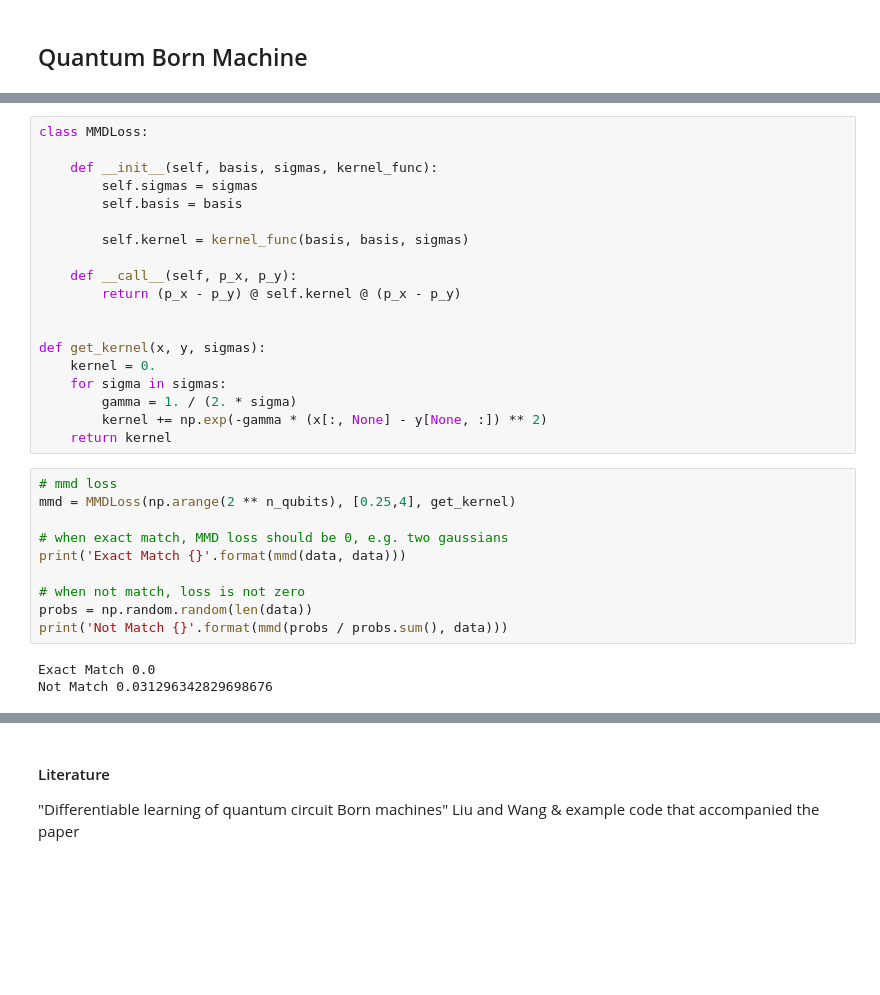
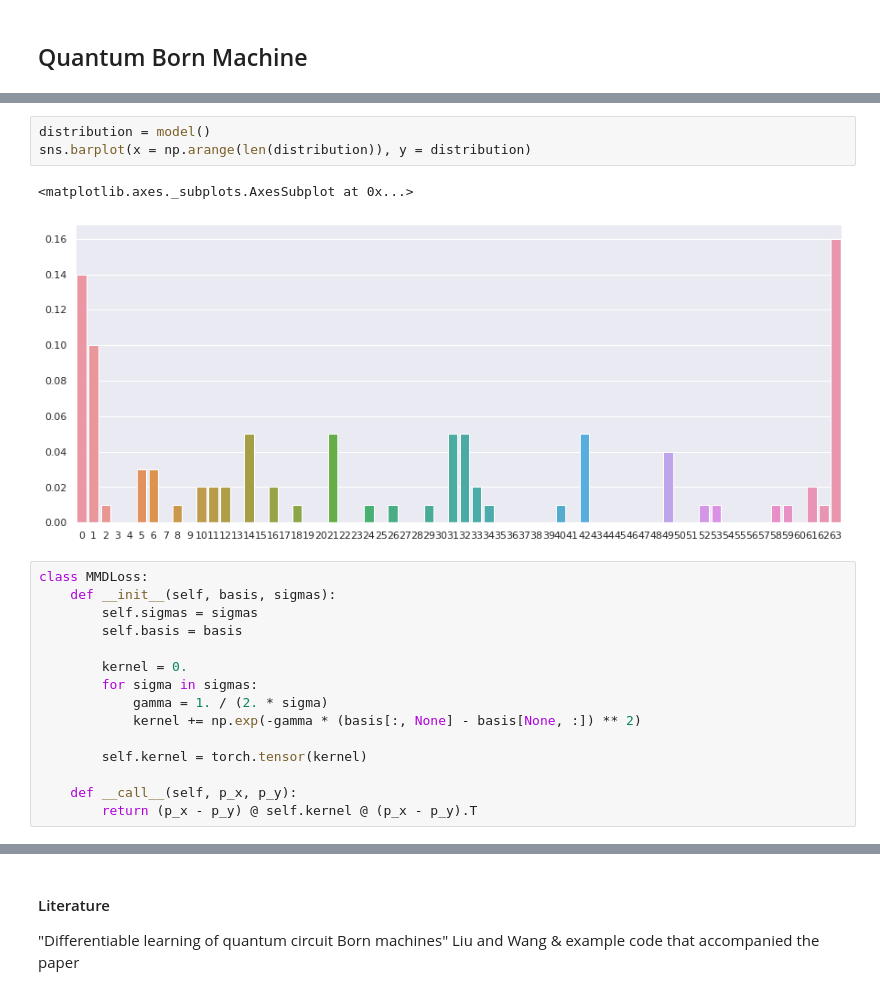
Before and after one commit to asakhnenko/EntangledSolutions, a Jupyter notebook: deep_learning/q_born_machine_qiskit.ipynb, the cells around one changed output, grey strips where cells are left out. Saved outputs shown, nothing was run; the diff lists cells and outputs as text; blank space fills up the shorter version.

```diff
--- a/deep_learning/q_born_machine_qiskit.ipynb
+++ b/deep_learning/q_born_machine_qiskit.ipynb
@@ -36,32 +160,21 @@ plt.show()
+# %%
+distribution = model()
+sns.barplot(x = np.arange(len(distribution)), y = distribution)
+# %% [output]
+<matplotlib.axes._subplots.AxesSubplot at 0x...>
+[figure, added]
 # %%
 class MMDLoss:
-
-    def __init__(self, basis, sigmas, kernel_func):
+    def __init__(self, basis, sigmas):
         self.sigmas = sigmas
         self.basis = basis
 
-        self.kernel = kernel_func(basis, basis, sigmas)
+        kernel = 0.
+        for sigma in sigmas:
+            gamma = 1. / (2. * sigma)
+            kernel += np.exp(-gamma * (basis[:, None] - basis[None, :]) ** 2)
+
+        self.kernel = torch.tensor(kernel)
 
     def __call__(self, p_x, p_y):
-        return (p_x - p_y) @ self.kernel @ (p_x - p_y)
-
-
-def get_kernel(x, y, sigmas):
-    kernel = 0.
-    for sigma in sigmas:
-        gamma = 1. / (2. * sigma)
-        kernel += np.exp(-gamma * (x[:, None] - y[None, :]) ** 2)
-    return kernel
+        return (p_x - p_y) @ self.kernel @ (p_x - p_y).T
-# %%
-# mmd loss
-mmd = MMDLoss(np.arange(2 ** n_qubits), [0.25,4], get_kernel)
-
-# when exact match, MMD loss should be 0, e.g. two gaussians
-print('Exact Match {}'.format(mmd(data, data)))
-
-# when not match, loss is not zero
-probs = np.random.random(len(data))
-print('Not Match {}'.format(mmd(probs / probs.sum(), data)))
-# %% [output]
-Exact Match 0.0
-Not Match 0.031296342829698676
```
Also changed, not shown: parts of 13 cells of this notebook.
